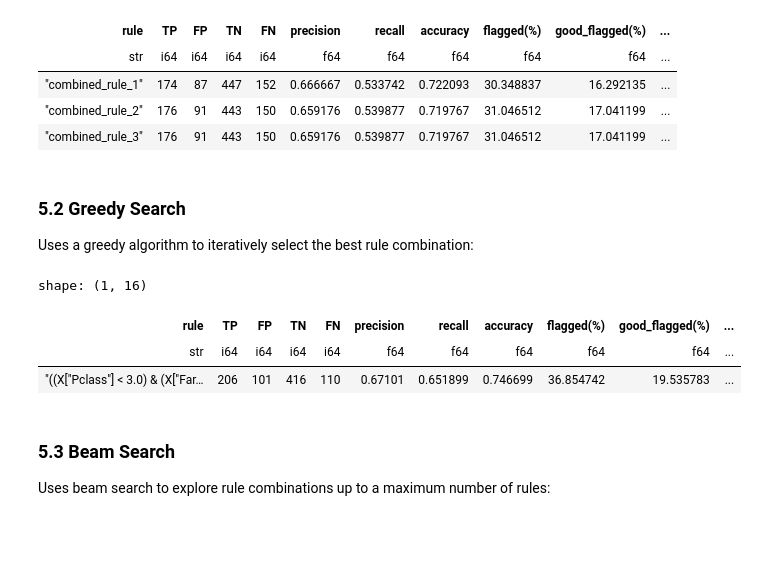
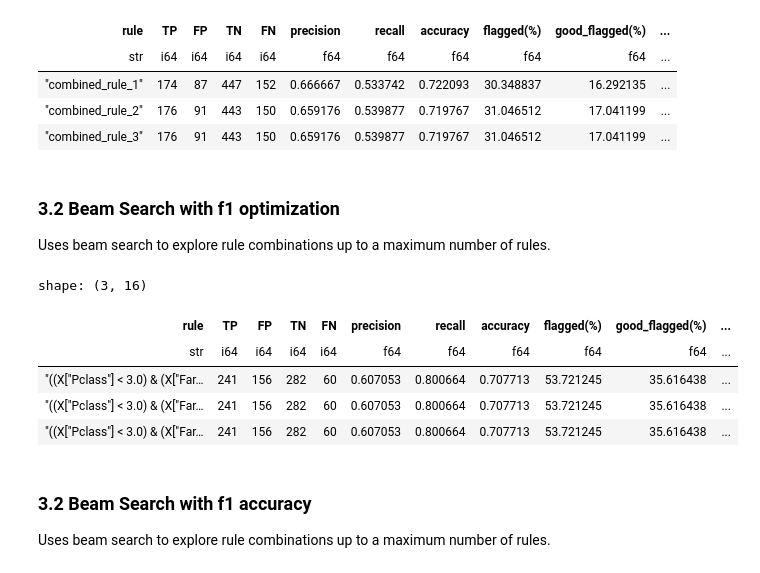
Before and after one commit to paypal/Iguanas, a Jupyter notebook: docs/source/examples/titanic_survival_example.ipynb, the cells around one changed output. Saved outputs shown, nothing was run; the diff lists cells and outputs as text; code cells hidden in the pictures; blank space fills up the shorter version.

```diff
--- a/docs/source/examples/titanic_survival_example.ipynb
+++ b/docs/source/examples/titanic_survival_example.ipynb
@@ -110,23 +135,25 @@ shape: (3, 16)
 | "combined_rule_1" | 174 | 87 | 447 | 152 | 0.666667 | 0.533742 | 0.722093 | 30.348837 | 16.292135 | ... |
 | "combined_rule_2" | 176 | 91 | 443 | 150 | 0.659176 | 0.539877 | 0.719767 | 31.046512 | 17.041199 | ... |
 | "combined_rule_3" | 176 | 91 | 443 | 150 | 0.659176 | 0.539877 | 0.719767 | 31.046512 | 17.041199 | ... |
-# %% [markdown]
-### 5.2 Greedy Search
-
-Uses a greedy algorithm to iteratively select the best rule combination:
-# %%
-R_greedy = combine_rules_greedy(R[uncorrelated_rules], y_train, metric="accuracy")
-M_greedy = compute_metrics(R_greedy, y_train)
-M_greedy
-# %% [output]
-shape: (1, 16)
-| rule | TP | FP | TN | FN | precision | recall | accuracy | flagged(%) | good_flagged(%) | ... |
-| str | i64 | i64 | i64 | i64 | f64 | f64 | f64 | f64 | f64 | ... |
-| "((X["Pclass"] < 3.0) & (X["Far… | 206 | 101 | 416 | 110 | 0.67101 | 0.651899 | 0.746699 | 36.854742 | 19.535783 | ... |
 # %% [markdown]
-### 5.3 Beam Search
+### 3.2 Beam Search with f1 optimization
 
-Uses beam search to explore rule combinations up to a maximum number of rules:
+Uses beam search to explore rule combinations up to a maximum number of rules.
+# %%
+R_f1 = combine_rules_beam_search(R[uncorrelated_rules], y_train, metric="f1", max_rules=12)
+M_f1 = compute_metrics(R_f1, y_train)
+M_f1.head(3)
+# %% [output]
+shape: (3, 16)
+| rule | TP | FP | TN | FN | precision | recall | accuracy | flagged(%) | good_flagged(%) | ... |
+| str | i64 | i64 | i64 | i64 | f64 | f64 | f64 | f64 | f64 | ... |
+| "((X["Pclass"] < 3.0) & (X["Far… | 241 | 156 | 282 | 60 | 0.607053 | 0.800664 | 0.707713 | 53.721245 | 35.616438 | ... |
+| "((X["Pclass"] < 3.0) & (X["Far… | 241 | 156 | 282 | 60 | 0.607053 | 0.800664 | 0.707713 | 53.721245 | 35.616438 | ... |
+| "((X["Pclass"] < 3.0) & (X["Far… | 241 | 156 | 282 | 60 | 0.607053 | 0.800664 | 0.707713 | 53.721245 | 35.616438 | ... |
+# %% [markdown]
+### 3.2 Beam Search with f1 accuracy
+
+Uses beam search to explore rule combinations up to a maximum number of rules.
 # %%
 R_beam = combine_rules_beam_search(R[uncorrelated_rules], y_train, metric="accuracy", max_rules=12)
 M_beam = compute_metrics(R_beam, y_train)
```
Also changed, not shown: parts of 30 cells of this notebook, 37 other files.
